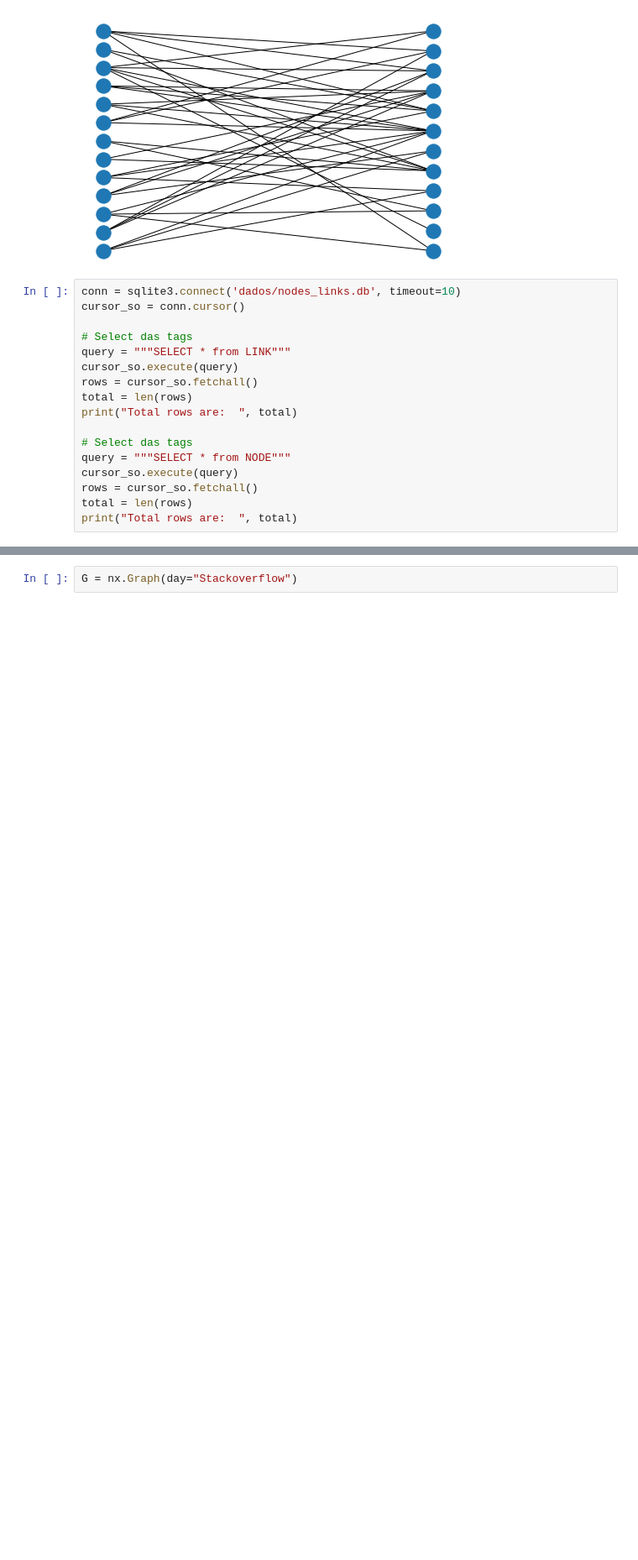
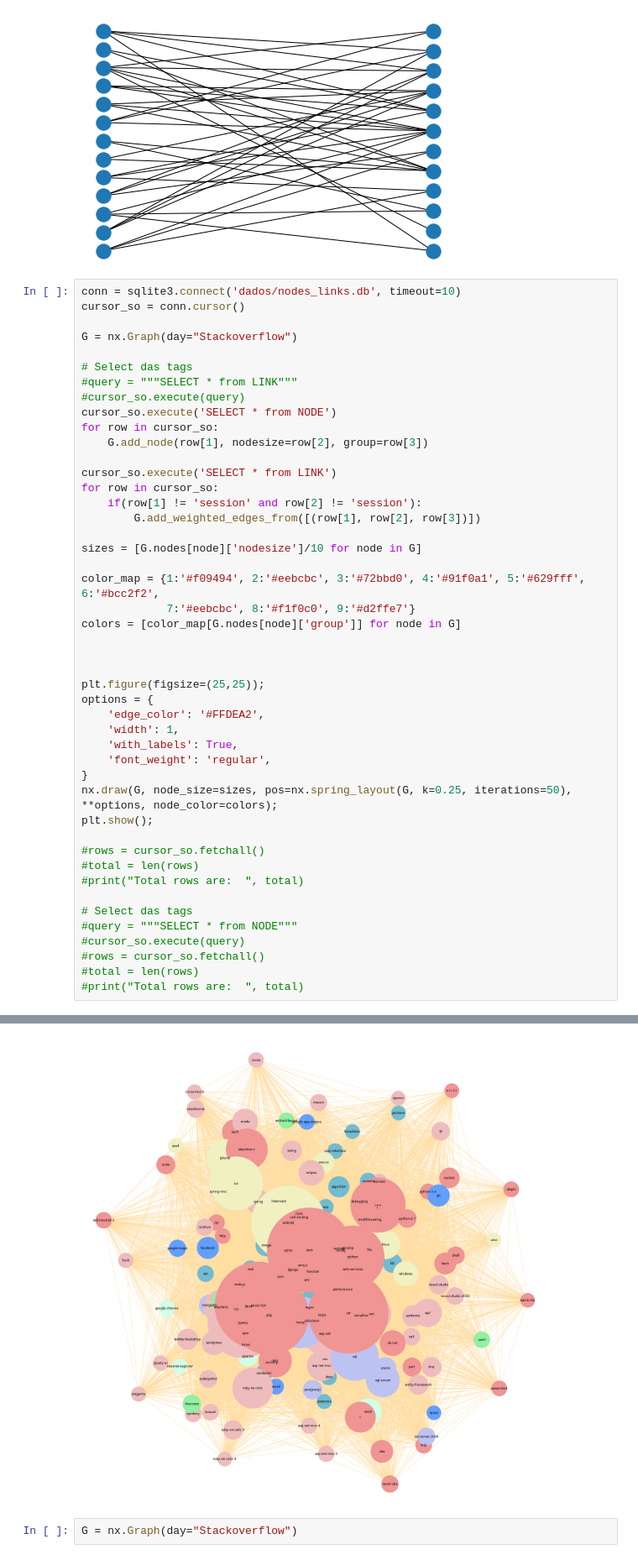
Before and after one commit to maisausp/grafos, a Jupyter notebook: Trabalho Final.ipynb, the cells around one changed output, grey strips where cells are left out. Shown at 84% size. Drawn from its saved outputs; the diff is of its cells as text; blank space fills up the shorter version.

```diff
--- a/Trabalho Final.ipynb
+++ b/Trabalho Final.ipynb
@@ -172,17 +172,46 @@ nx.draw(classNet, pos)
 conn = sqlite3.connect('dados/nodes_links.db', timeout=10)
 cursor_so = conn.cursor()
 
-# Select das tags
-query = """SELECT * from LINK"""
-cursor_so.execute(query)
-rows = cursor_so.fetchall()
-total = len(rows)
-print("Total rows are:  ", total)
+G = nx.Graph(day="Stackoverflow")
 
 # Select das tags
-query = """SELECT * from NODE"""
-cursor_so.execute(query)
-rows = cursor_so.fetchall()
-total = len(rows)
-print("Total rows are:  ", total)
+#query = """SELECT * from LINK"""
+#cursor_so.execute(query)
+cursor_so.execute('SELECT * from NODE')
+for row in cursor_so:
+    G.add_node(row[1], nodesize=row[2], group=row[3])
+
+cursor_so.execute('SELECT * from LINK')
+for row in cursor_so:
+    if(row[1] != 'session' and row[2] != 'session'):
+        G.add_weighted_edges_from([(row[1], row[2], row[3])])
+
+sizes = [G.nodes[node]['nodesize']/10 for node in G]
+
+color_map = {1:'#f09494', 2:'#eebcbc', 3:'#72bbd0', 4:'#91f0a1', 5:'#629fff', 6:'#bcc2f2',
+             7:'#eebcbc', 8:'#f1f0c0', 9:'#d2ffe7'}
+colors = [color_map[G.nodes[node]['group']] for node in G]
+
+
+
+plt.figure(figsize=(25,25));
+options = {
+    'edge_color': '#FFDEA2',
+    'width': 1,
+    'with_labels': True,
+    'font_weight': 'regular',
+}
+nx.draw(G, node_size=sizes, pos=nx.spring_layout(G, k=0.25, iterations=50), **options, node_color=colors);
+plt.show();
+
+#rows = cursor_so.fetchall()
+#total = len(rows)
+#print("Total rows are:  ", total)
+
+# Select das tags
+#query = """SELECT * from NODE"""
+#cursor_so.execute(query)
+#rows = cursor_so.fetchall()
+#total = len(rows)
+#print("Total rows are:  ", total)
 # %% [output]
@@ -191,3 +218,4 @@ Total rows are:   137
+[figure, added]
 # %%
 G = nx.Graph(day="Stackoverflow")
 # %%
```
Also changed, not shown: parts of 1 cell of this notebook, 1 other file.
